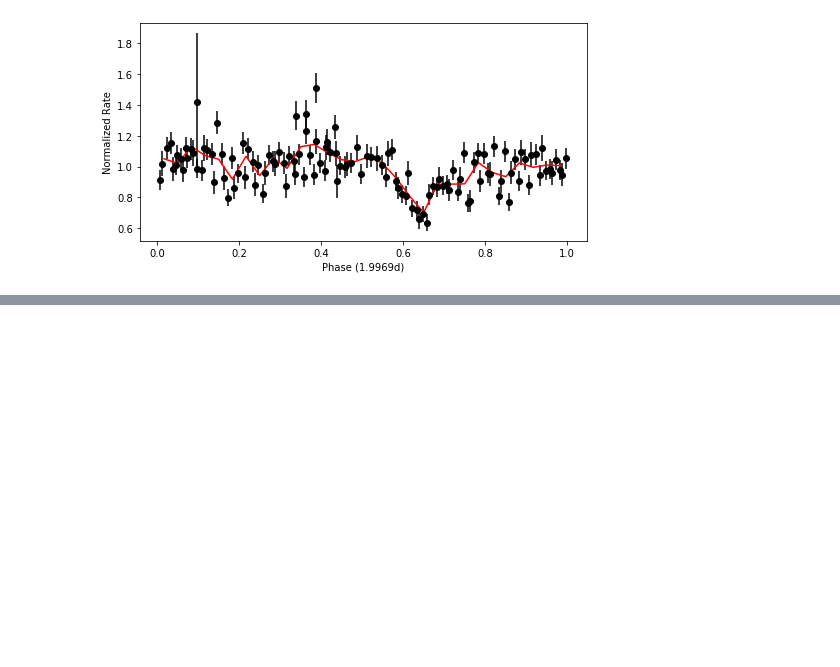
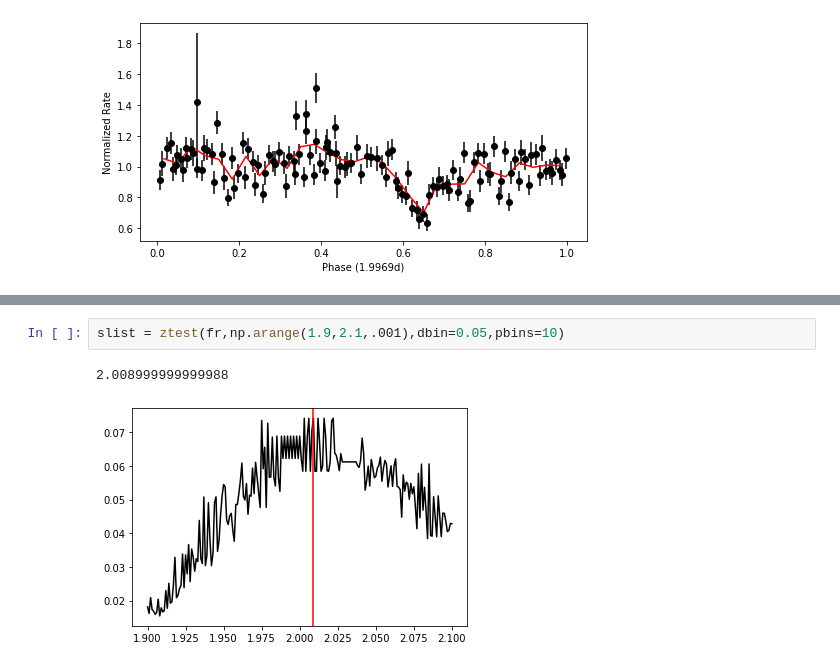
Before and after one commit to lenatreiber/LXP69.5, a Jupyter notebook: 2ULX7-Folding.ipynb, the cells around one changed output, grey strips where cells are left out. Saved outputs shown, nothing was run; the diff lists cells and outputs as text; blank space fills up the shorter version.

```diff
--- a/2ULX7-Folding.ipynb
+++ b/2ULX7-Folding.ipynb
@@ -324,0 +343,5 @@ def ztest():
+# %%
+slist = ztest(fr,np.arange(1.9,2.1,.001),dbin=0.05,pbins=10)
+# %% [output]
+2.008999999999988
+[figure, added]
```
Also changed, not shown: parts of 3 cells of this notebook.
